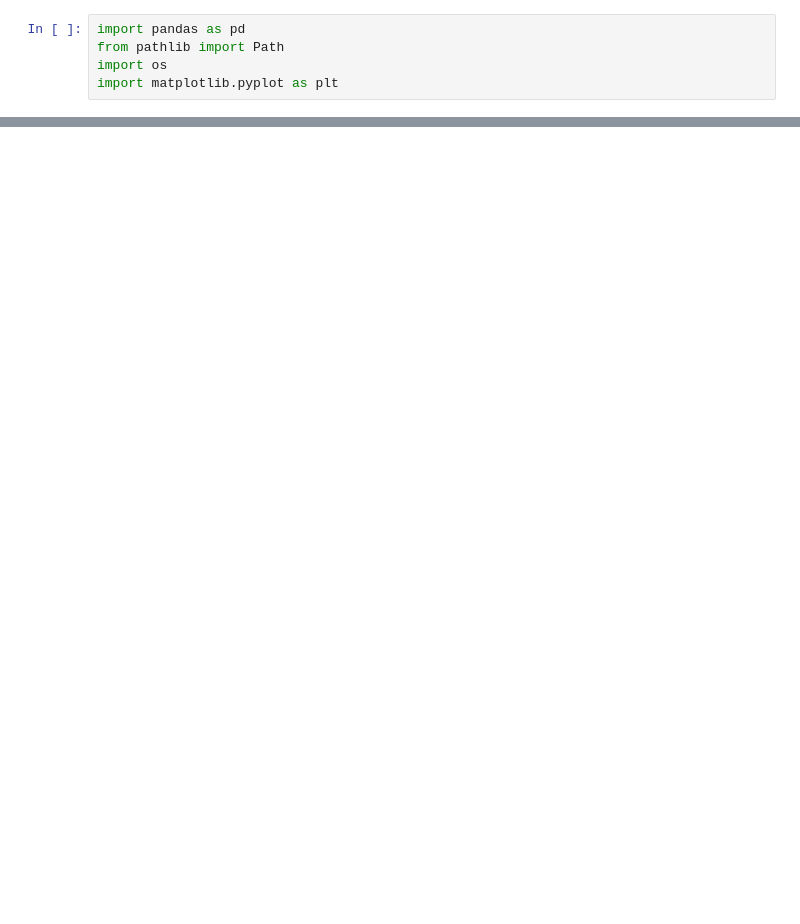
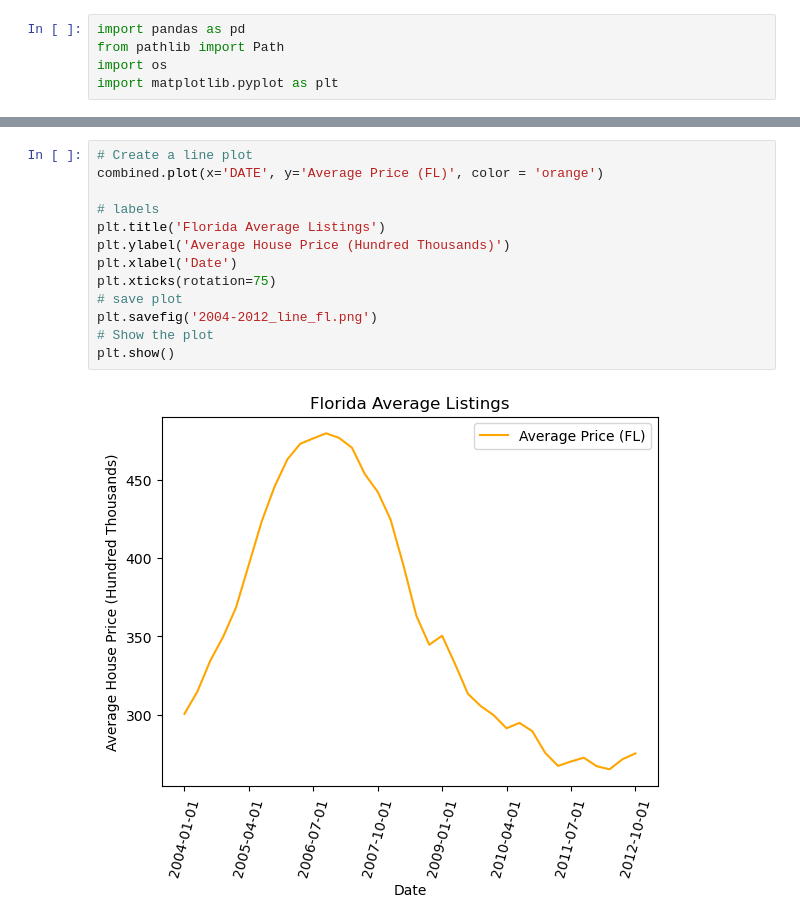
Before and after one commit to 316Jesse/Project1, a Jupyter notebook: 2004-2012 housing prices/historical_prices.ipynb, the cells around one changed output, grey strips where cells are left out. Drawn from its saved outputs; the diff is of its cells as text; blank space fills up the shorter version.

```diff
--- a/2004-2012 housing prices/historical_prices.ipynb
+++ b/2004-2012 housing prices/historical_prices.ipynb
@@ -77,0 +141,15 @@ plt.savefig('2004-2012_line.png')
+# %%
+# Create a line plot
+combined.plot(x='DATE', y='Average Price (FL)', color = 'orange')
+
+# labels
+plt.title('Florida Average Listings')
+plt.ylabel('Average House Price (Hundred Thousands)')
+plt.xlabel('Date')
+plt.xticks(rotation=75)
+# save plot
+plt.savefig('2004-2012_line_fl.png')
+# Show the plot
+plt.show()
+# %% [output]
+[figure, added]
```
Also changed, not shown: parts of 12 cells of this notebook, 11 other files.
